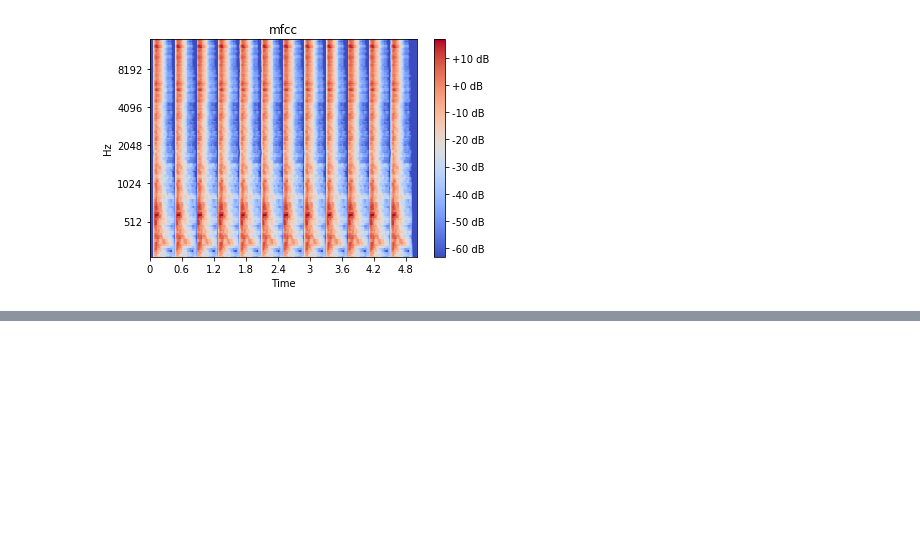
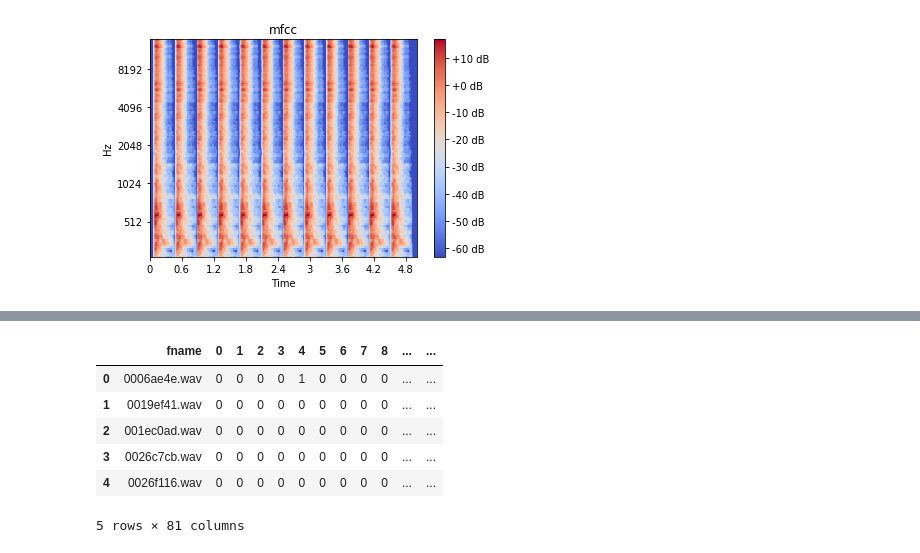
Before and after one commit to JoshVarty/AudioTagging, a Jupyter notebook: 00_Preprocess.ipynb, the cells around one changed output, grey strips where cells are left out. Drawn from its saved outputs; the diff is of its cells as text; code cells hidden in the pictures; blank space fills up the shorter version.

```diff
--- a/00_Preprocess.ipynb
+++ b/00_Preprocess.ipynb
@@ -190,0 +196,4 @@ Wall time: 5min 50s
+# %%
+y_train = train_df['labels'].apply(lambda f: f.split(','))
+y_noisy = train_noisy_df['labels'].apply(lambda f: f.split(','))
+y_train[:5]
@@ -190,0 +207,9 @@ Wall time: 5min 50s
+# %%
+binarizer = MultiLabelBinarizer()
+
+y_train_binary = binarizer.fit_transform(y_train)
+y_noisy_binary = binarizer.fit_transform(y_noisy)
+
+print(len(binarizer.classes_))
+print(binarizer.classes_)
+print(y_train_binary[:5])
@@ -190,0 +225,15 @@ Wall time: 5min 50s
+# %%
+train_df = train_df.drop(columns=['labels'])
+train_noisy_df = train_noisy_df.drop(columns=['labels'])
+# %%
+train_df = train_df.join(pd.DataFrame(y_train_binary))
+train_noisy_df = train_noisy_df.join(pd.DataFrame(y_noisy_binary))
+train_df.head()
+# %% [output]
+|  | fname | 0 | 1 | 2 | 3 | 4 | 5 | 6 | 7 | 8 | ... | ... |
+| 0 | 0006ae4e.wav | 0 | 0 | 0 | 0 | 1 | 0 | 0 | 0 | 0 | ... | ... |
+| 1 | 0019ef41.wav | 0 | 0 | 0 | 0 | 0 | 0 | 0 | 0 | 0 | ... | ... |
+| 2 | 001ec0ad.wav | 0 | 0 | 0 | 0 | 0 | 0 | 0 | 0 | 0 | ... | ... |
+| 3 | 0026c7cb.wav | 0 | 0 | 0 | 0 | 0 | 0 | 0 | 0 | 0 | ... | ... |
+| 4 | 0026f116.wav | 0 | 0 | 0 | 0 | 0 | 0 | 0 | 0 | 0 | ... | ... |
+5 rows × 81 columns
```
Also changed, not shown: parts of 14 cells of this notebook.
